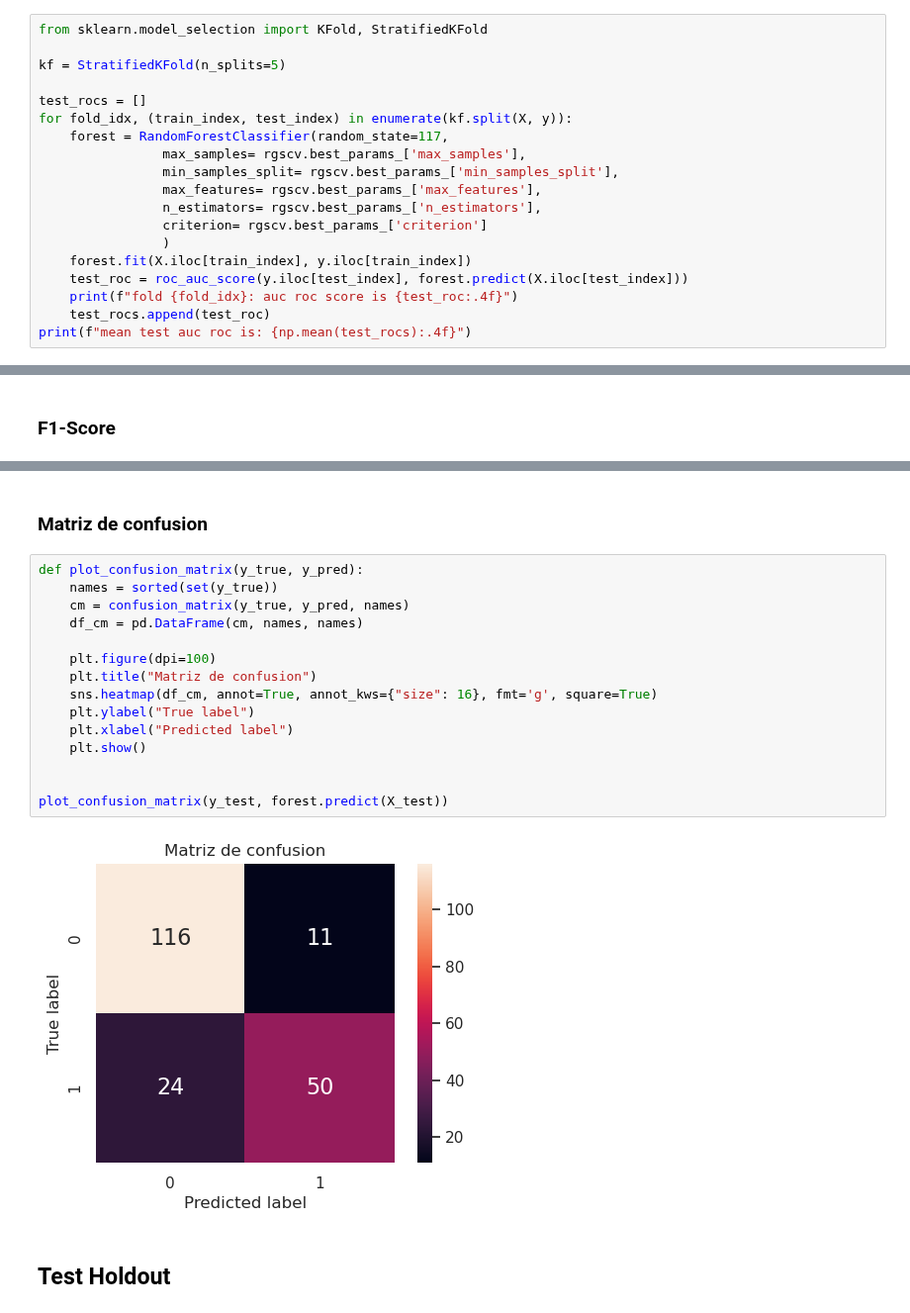
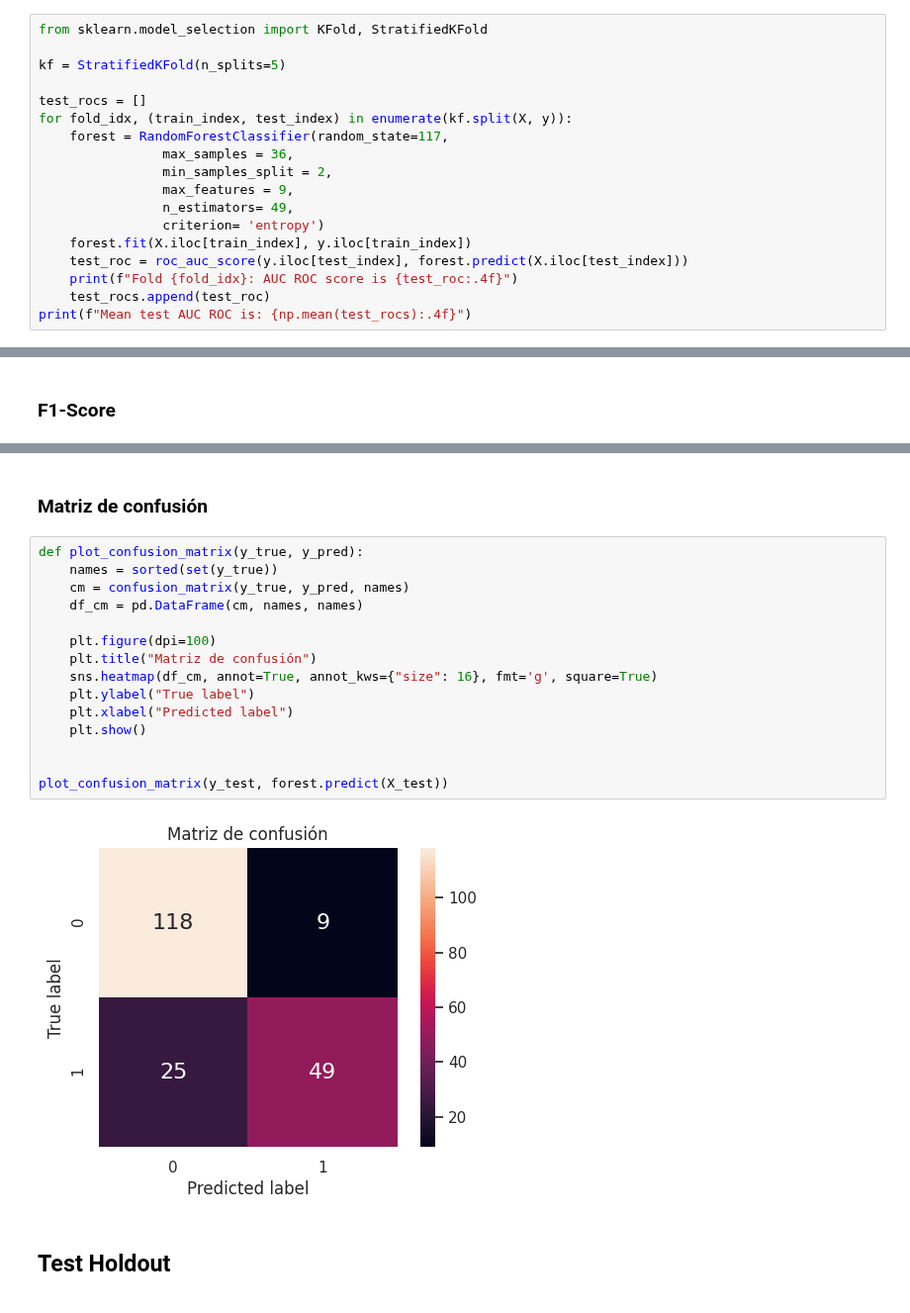
Before and after one commit to JuanOpizzi/Datos-2020-2c, a Jupyter notebook: TP2/RandomForest.ipynb, the cells around one changed output, grey strips where cells are left out. Shown at 99% size. Cells and saved outputs as stored; diff of their text form.

```diff
--- a/TP2/RandomForest.ipynb
+++ b/TP2/RandomForest.ipynb
@@ -100,15 +97,14 @@ kf = StratifiedKFold(n_splits=5)
 test_rocs = []
 for fold_idx, (train_index, test_index) in enumerate(kf.split(X, y)):
     forest = RandomForestClassifier(random_state=117,
-                max_samples= rgscv.best_params_['max_samples'],
-                min_samples_split= rgscv.best_params_['min_samples_split'],
-                max_features= rgscv.best_params_['max_features'],
-                n_estimators= rgscv.best_params_['n_estimators'],
-                criterion= rgscv.best_params_['criterion']
-                )
+                max_samples = 36,
+                min_samples_split = 2,
+                max_features = 9,
+                n_estimators= 49,
+                criterion= 'entropy')
     forest.fit(X.iloc[train_index], y.iloc[train_index])
     test_roc = roc_auc_score(y.iloc[test_index], forest.predict(X.iloc[test_index]))
-    print(f"fold {fold_idx}: auc roc score is {test_roc:.4f}")
+    print(f"Fold {fold_idx}: AUC ROC score is {test_roc:.4f}")
     test_rocs.append(test_roc)
-print(f"mean test auc roc is: {np.mean(test_rocs):.4f}")
+print(f"Mean test AUC ROC is: {np.mean(test_rocs):.4f}")
 # %% [output]
@@ -156,22 +152,22 @@ print(f"{f1:.4f}")
 # %% [markdown]
-### Matriz de confusion
+### Matriz de confusión
 # %%
 def plot_confusion_matrix(y_true, y_pred):
     names = sorted(set(y_true))
     cm = confusion_matrix(y_true, y_pred, names)
     df_cm = pd.DataFrame(cm, names, names)
 
     plt.figure(dpi=100)
-    plt.title("Matriz de confusion")
+    plt.title("Matriz de confusión")
     sns.heatmap(df_cm, annot=True, annot_kws={"size": 16}, fmt='g', square=True)
     plt.ylabel("True label")
     plt.xlabel("Predicted label")
     plt.show()
 
 
 plot_confusion_matrix(y_test, forest.predict(X_test))
 # %% [output]
-[figure, old version]
+[figure, new version]
 # %% [markdown]
 ## Test Holdout
 # %%
```
Also changed, not shown: parts of 11 cells of this notebook, 1 other file.
